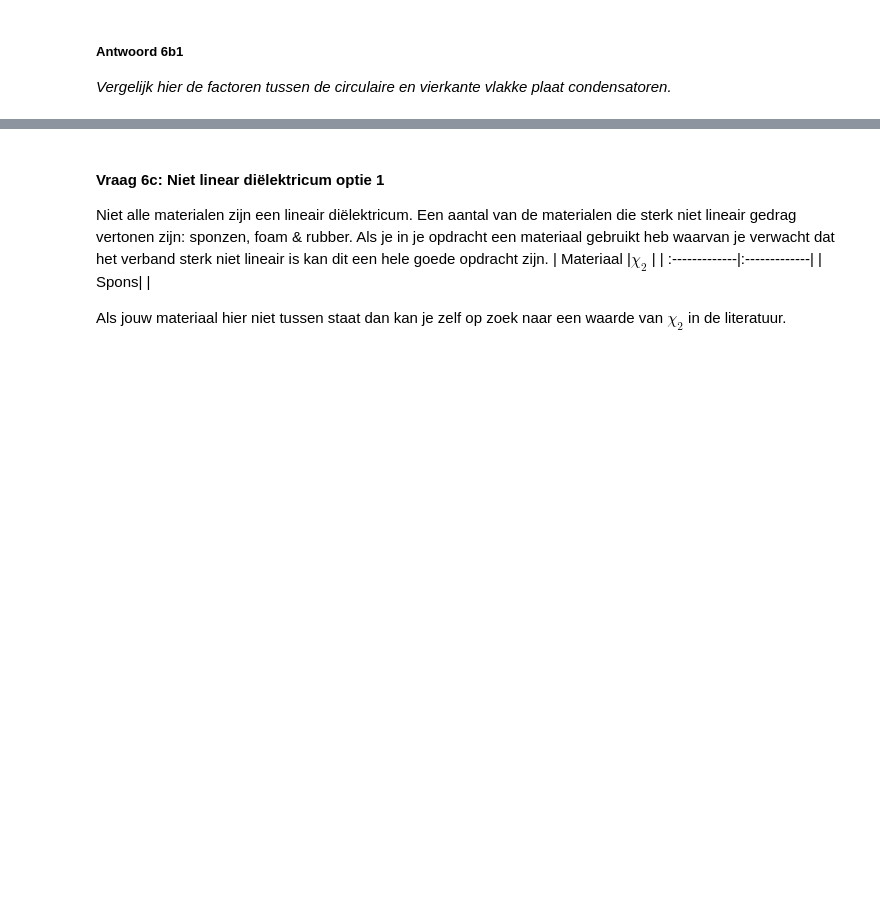
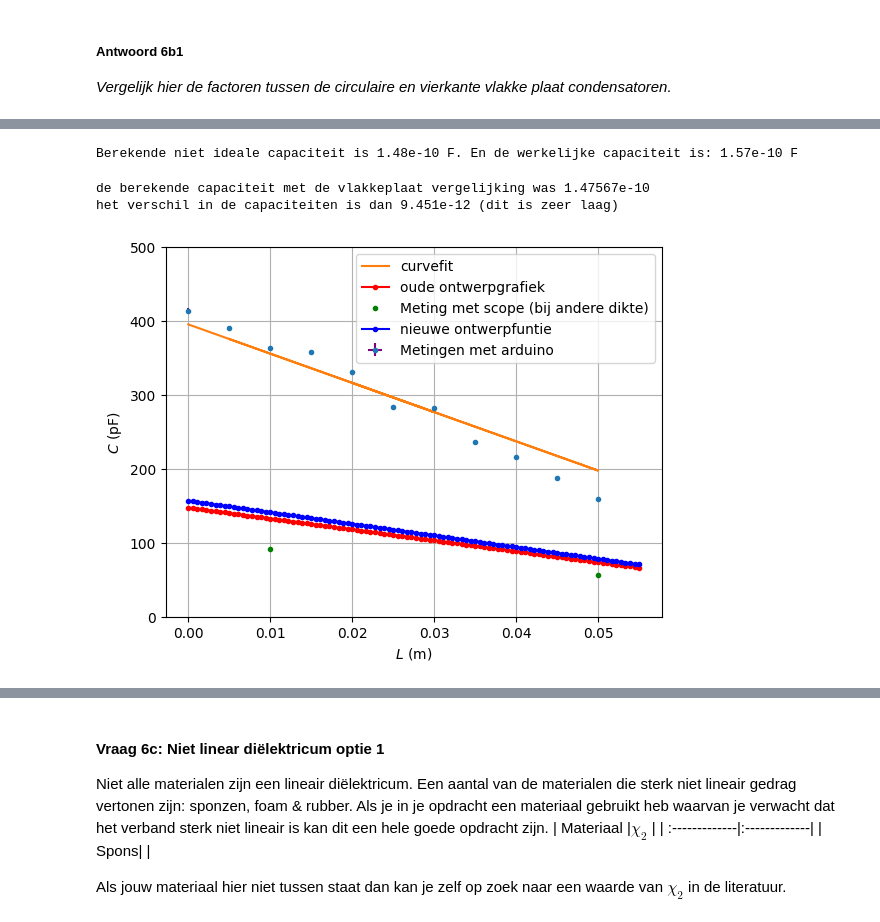
Before and after one commit to Nina925/opdrachten-DEF-D, a Jupyter notebook: DigitaleOntwerpopdrachten/1CondensatorOpdracht/CondensatorOntwerpopdracht.ipynb, the cells around one changed output, grey strips where cells are left out. Saved outputs shown, nothing was run; the diff lists cells and outputs as text; code cells hidden in the pictures; blank space fills up the shorter version.

```diff
--- a/DigitaleOntwerpopdrachten/1CondensatorOpdracht/CondensatorOntwerpopdracht.ipynb
+++ b/DigitaleOntwerpopdrachten/1CondensatorOpdracht/CondensatorOntwerpopdracht.ipynb
@@ -969,0 +1066,45 @@ Vanaf hier gaan we verder met jullie sensor van de ontwerpopdracht "Maak een sen
+# %%
+# Schrijf hier jouw code die de vlakke plaat capaciteit omschrijft naar de werkelijke capaciteit
+
+# def C_niet_ideaal(#relevante parameters):
+    # Jouw berekeningen
+
+def C_zonder_edge(A, d, eps_r):
+    C = eps_0 * eps_r * A / d
+    return C
+
+C_zonder_edge_effect = C_zonder_edge(A_plaat, d_karton, eps_pap)
+
+idealiteitsfactor = factor_disc
+C_met_edge = idealiteitsfactor * C_zonder_edge_effect
+print("Berekende niet ideale capaciteit is", round(C_zonder_edge_effect,12), "F. En de werkelijke capaciteit is:", round(C_met_edge,12),'F')
+# %% [output]
+Berekende niet ideale capaciteit is 1.48e-10 F. En de werkelijke capaciteit is: 1.57e-10 F
+# %%
+print("de berekende capaciteit met de vlakkeplaat vergelijking was",np.round(vlakkeplaat_C,15))
+print("het verschil in de capaciteiten is dan",np.round(np.abs(vlakkeplaat_C-C_met_edge),15),"(dit is zeer laag)")
+# %% [output]
+de berekende capaciteit met de vlakkeplaat vergelijking was 1.47567e-10
+het verschil in de capaciteiten is dan 9.451e-12 (dit is zeer laag)
+# %%
+# Plot hier je gemeten kalibratiegrafiek en plot in dezelfde figuur ook je verwachte ontwerpgrafiek.
+
+def ontwerpfunctie_nieuw(L,dikte,epsilonr,ideaalfactor):
+    return ideaalfactor * ontwerpfunctie(L,dikte,epsilonr)
+
+
+
+plt.figure()
+plt.errorbar(L,C, xerr=0.00001 ,yerr=u_C, fmt='.', ecolor='purple', label="Metingen met arduino") #hierbij is de onzekerheid in de lnget 0.01 mm (digitale schuifmaat)
+plt.plot(L,ontwerpfunctie(L,popt[0],popt[1])*10**12,label='curvefit')
+plt.plot(L_array, ontwerpfunctie(L_array,dikte_karton,epsilon_karton)*10**12,'r.-',label='oude ontwerpgrafiek')
+plt.plot(L_scope,C_scope,"g.",label = "Meting met scope (bij andere dikte)")
+plt.plot(L_array, ontwerpfunctie_nieuw(L_array,dikte_karton,epsilon_karton,idealiteitsfactor)*10**12,"b.-",label = "nieuwe ontwerpfuntie")
+plt.ylim(0,500)
+plt.xlabel(r'$L$ (m)')
+plt.ylabel(r"$C$ (pF)")
+plt.legend()
+plt.grid()
+plt.show()
+# %% [output]
+[figure, added]
```
Also changed, not shown: parts of 6 cells of this notebook.
